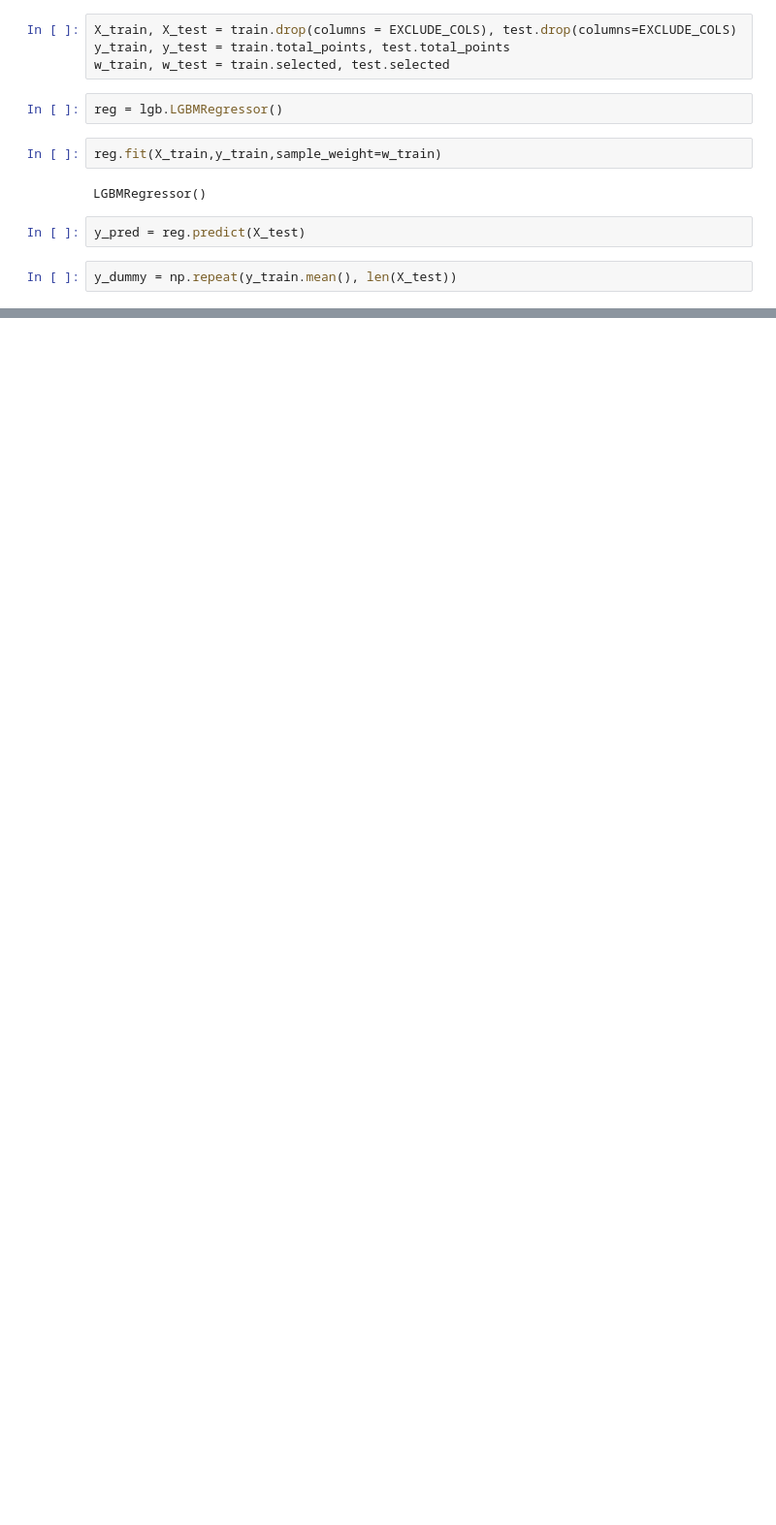
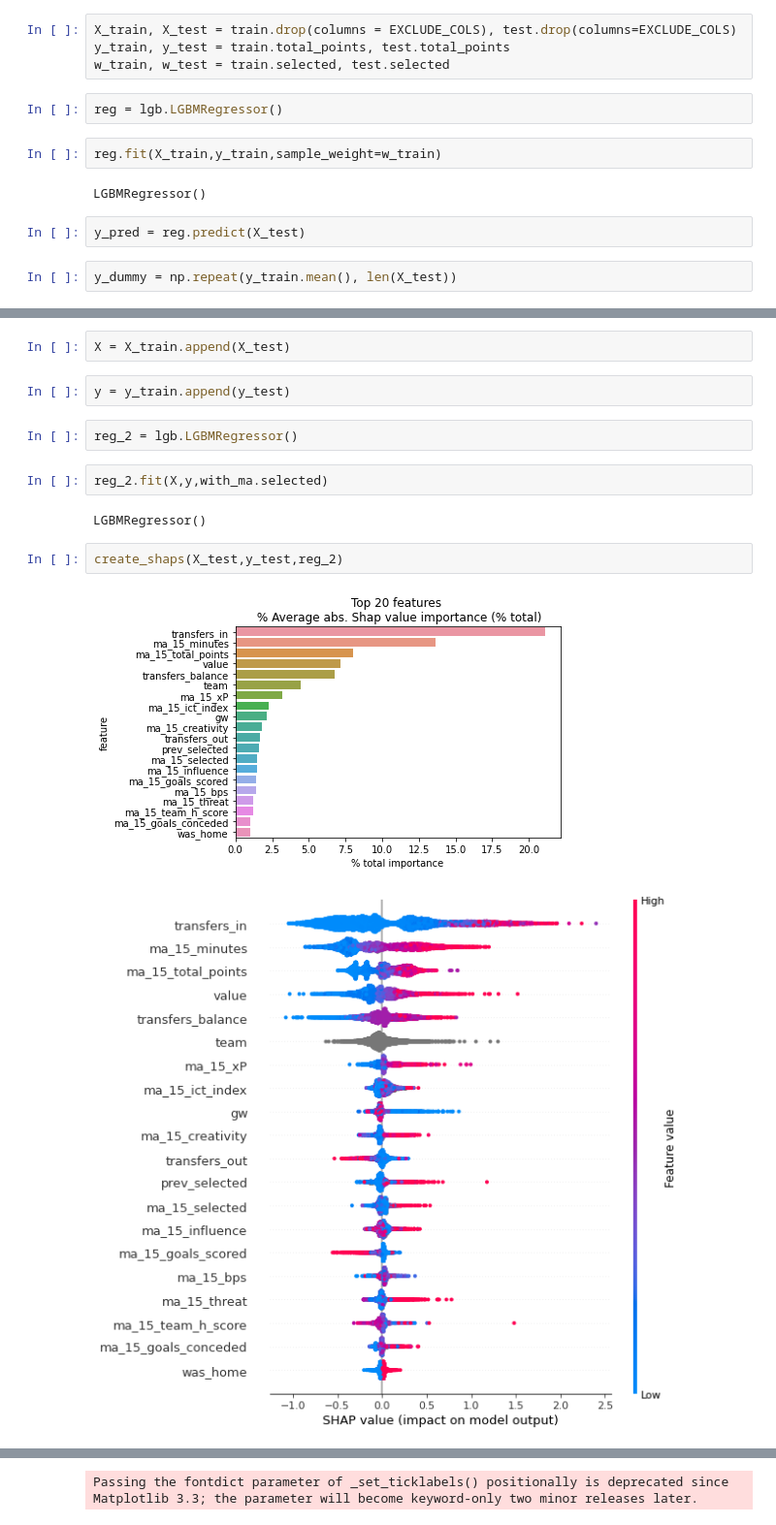
Before and after one commit to oli5679/FantasyFootball, a Jupyter notebook: 002-player-points-forecast.ipynb, the cells around one changed output, grey strips where cells are left out. Shown at 97% size. Saved outputs shown, nothing was run; the diff lists cells and outputs as text; blank space fills up the shorter version.

```diff
--- a/002-player-points-forecast.ipynb
+++ b/002-player-points-forecast.ipynb
@@ -145,0 +238,15 @@ Passing the fontdict parameter of _set_ticklabels() positionally is deprecated s
+# %%
+X = X_train.append(X_test)
+# %%
+y = y_train.append(y_test)
+# %%
+reg_2 = lgb.LGBMRegressor()
+# %%
+reg_2.fit(X,y,with_ma.selected)
+# %% [output]
+LGBMRegressor()
+# %%
+create_shaps(X_test,y_test,reg_2)
+# %% [output]
+[figure, added]
+[figure, added]
@@ -145,0 +258 @@ Passing the fontdict parameter of _set_ticklabels() positionally is deprecated s
+Passing the fontdict parameter of _set_ticklabels() positionally is deprecated since Matplotlib 3.3; the parameter will become keyword-only two minor releases later.
```
Also changed, not shown: parts of 46 cells of this notebook, 6 other files.
